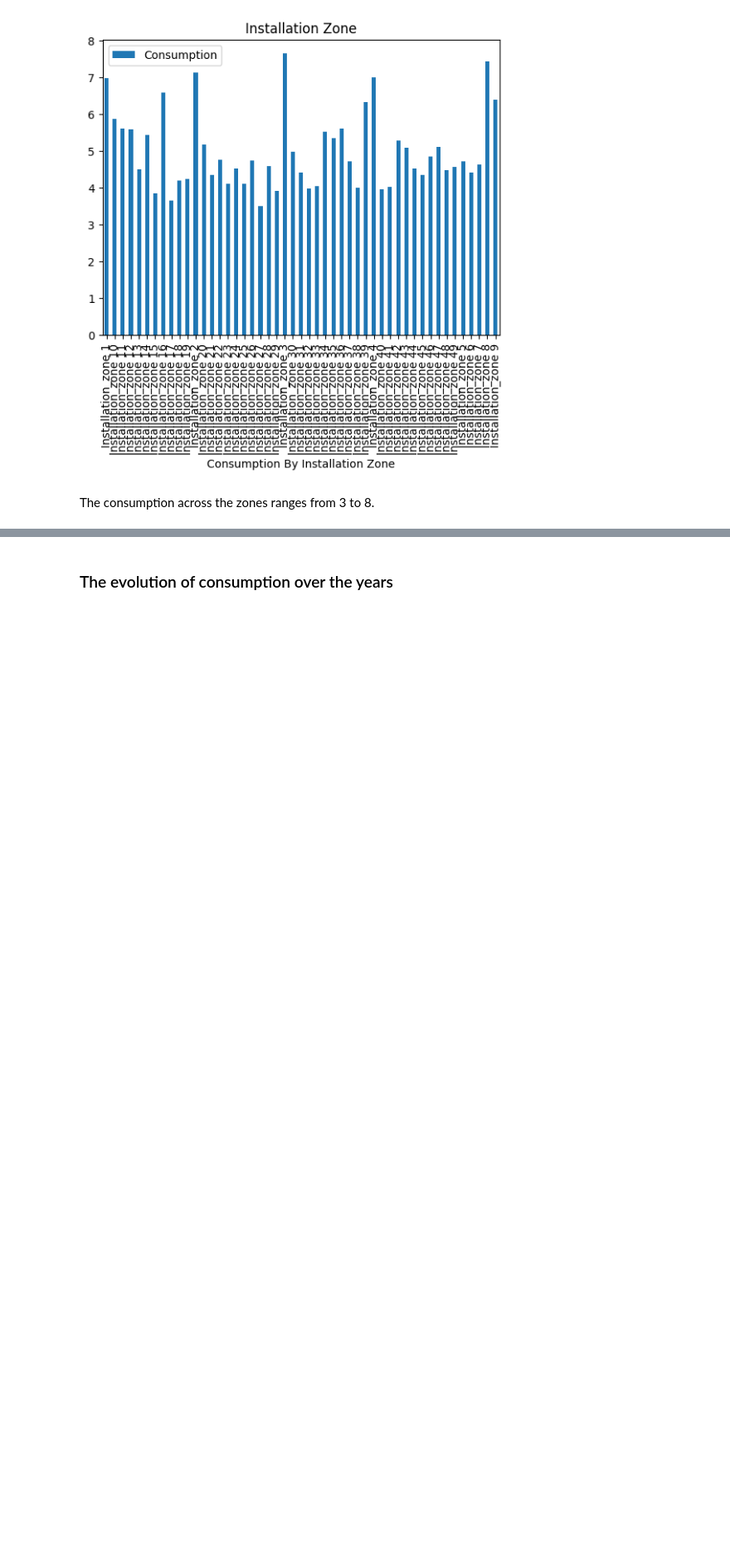
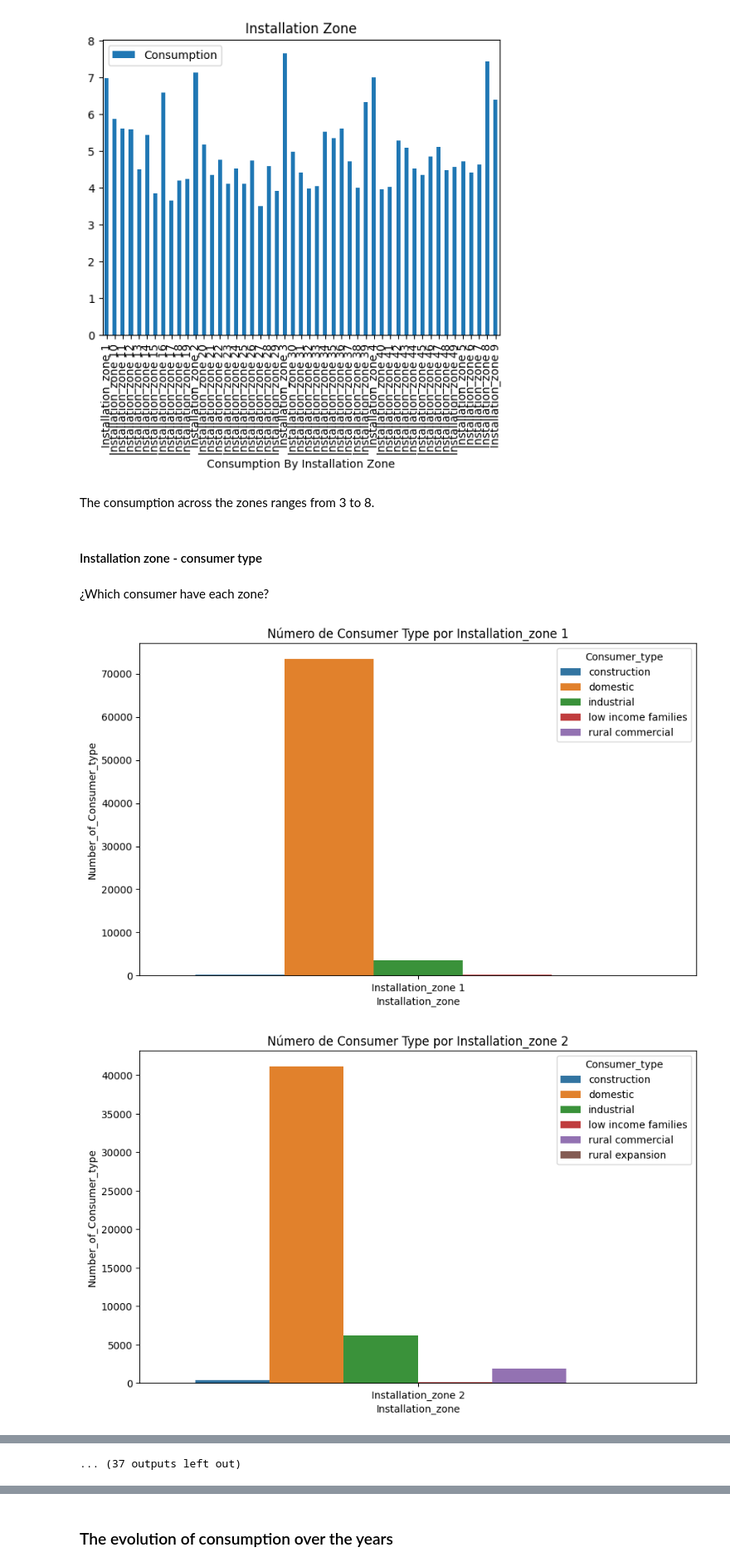
Before and after one commit to Shemeazza/ML4DS-D, a Jupyter notebook: analysis/An_Initial_Analysis.ipynb, the cells around one changed output, grey strips where cells are left out. Shown at 83% size. Cells and saved outputs as stored; diff of their text form; code cells hidden in the pictures; blank space fills up the shorter version.

Commit message:
Installation/consumer type ratio

```diff
--- a/analysis/An_Initial_Analysis.ipynb
+++ b/analysis/An_Initial_Analysis.ipynb
@@ -151,3 +176,22 @@ plt.show()
 [figure]
 # %% [markdown]
 The consumption across the zones ranges from 3 to 8.
+# %% [markdown]
+#### Installation zone - consumer type
+# %% [markdown]
+¿Which consumer have each zone?
+# %%
+unique_installations = water_consumption['Installation_zone'].unique()
+
+for installation in unique_installations:
+    filtered_df = water_consumption[water_consumption['Installation_zone'] == installation]
+
+    result = filtered_df.groupby(['Installation_zone', 'Consumer_type']).size().reset_index(name='Number_of_Consumer_type')
+
+    plt.figure(figsize=(10, 6))
+    sns.barplot(x='Installation_zone', y='Number_of_Consumer_type', hue='Consumer_type', data=result)
+    plt.title(f'Número de Consumer Type por {installation}')
+    plt.show()
+# %% [output]
+[figure, added]
+[figure, added]
@@ -153,0 +208 @@ The consumption across the zones ranges from 3 to 8.
+... (37 outputs left out)
```
Also changed, not shown: parts of 9 cells of this notebook.
